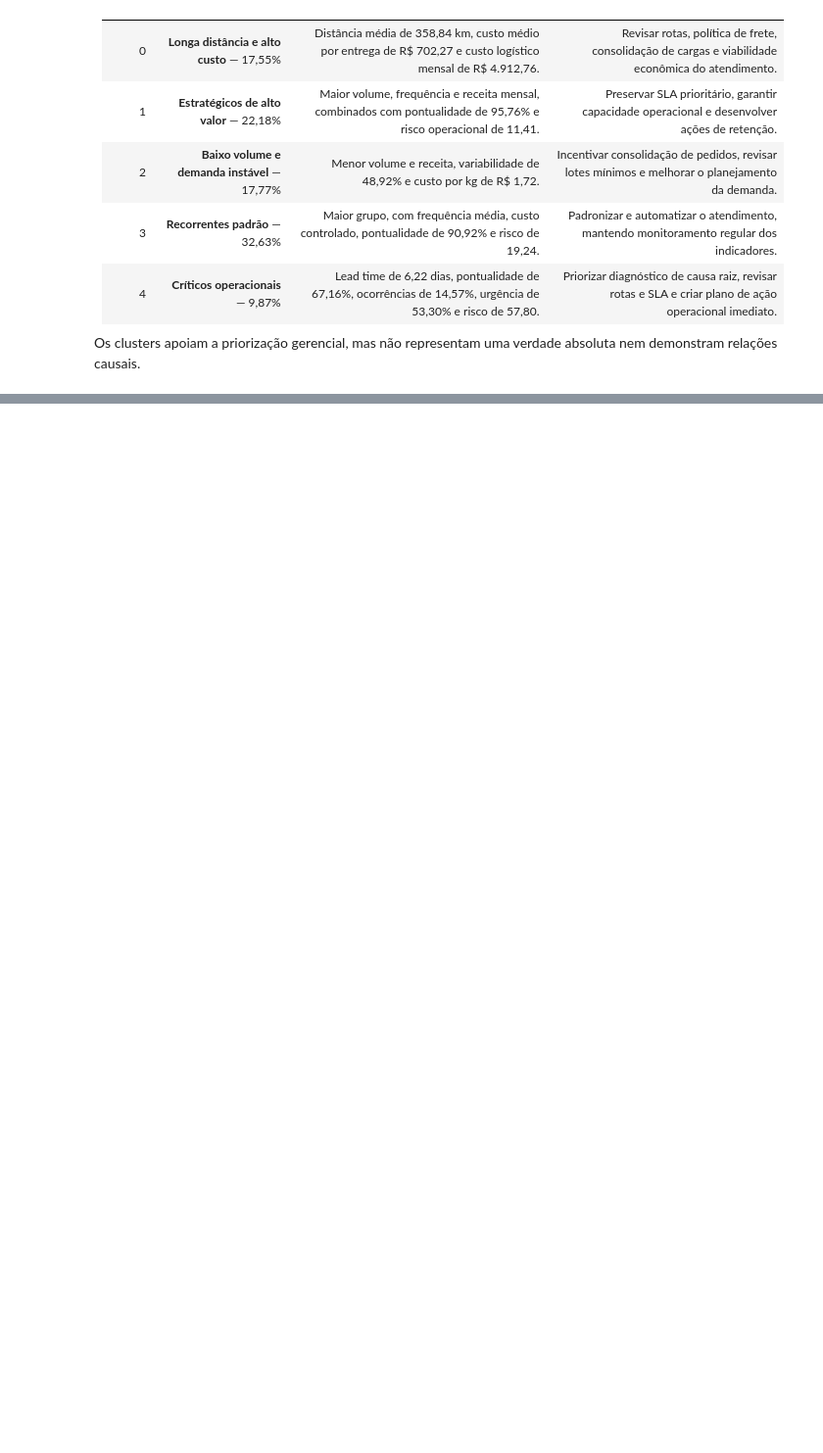
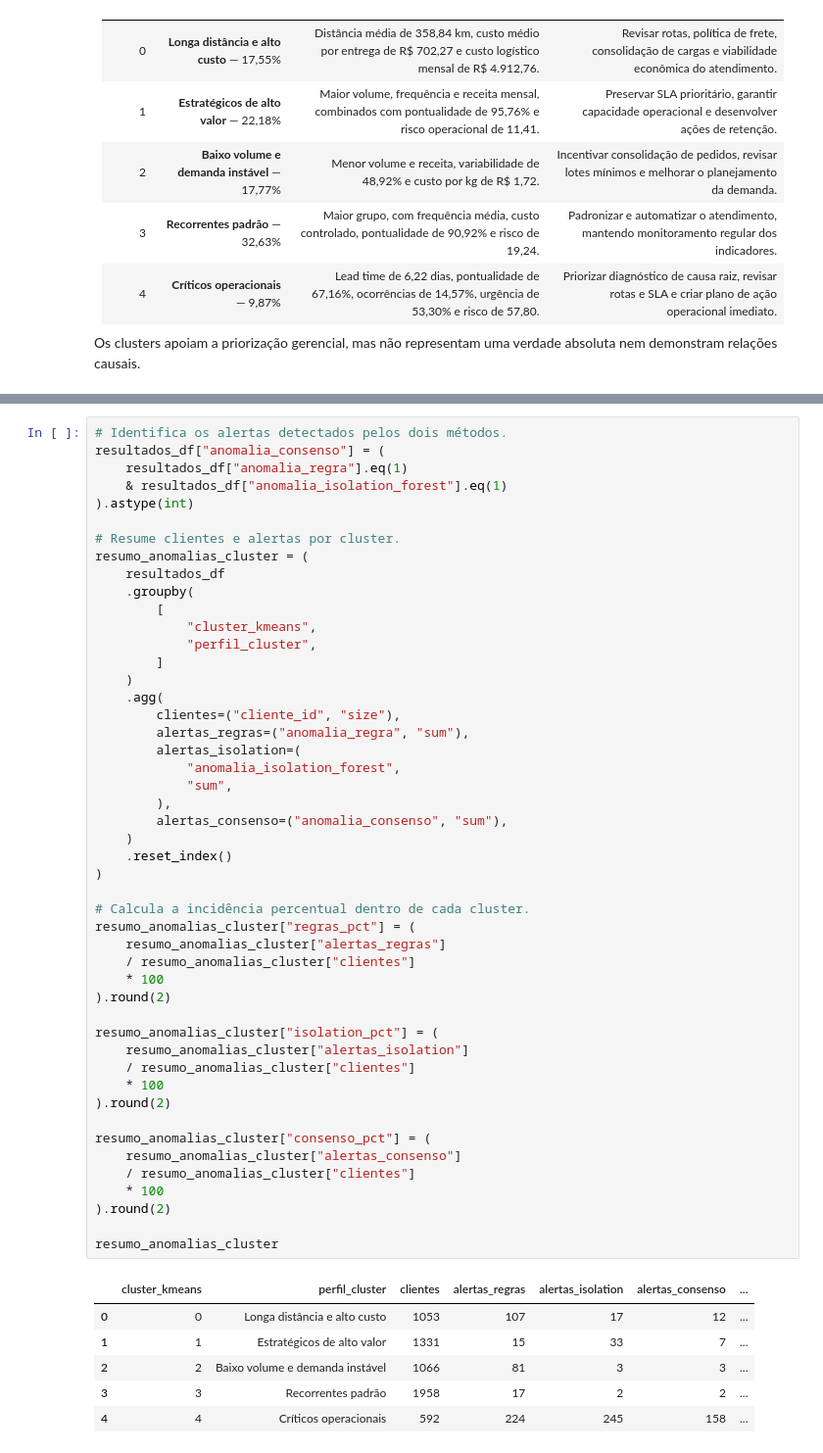
Before and after one commit to thedrads/supply-chain-clustering-anomaly-ai, a Jupyter notebook: notebooks/supply_chain_clustering_anomaly_ai.ipynb, the cells around one changed output, grey strips where cells are left out. Shown at 98% size. Saved outputs shown, nothing was run; the diff lists cells and outputs as text; blank space fills up the shorter version.

```diff
--- a/notebooks/supply_chain_clustering_anomaly_ai.ipynb
+++ b/notebooks/supply_chain_clustering_anomaly_ai.ipynb
@@ -1020,0 +1553,55 @@ Os clusters apoiam a priorização gerencial, mas não representam uma verdade a
+# %%
+# Identifica os alertas detectados pelos dois métodos.
+resultados_df["anomalia_consenso"] = (
+    resultados_df["anomalia_regra"].eq(1)
+    & resultados_df["anomalia_isolation_forest"].eq(1)
+).astype(int)
+
+# Resume clientes e alertas por cluster.
+resumo_anomalias_cluster = (
+    resultados_df
+    .groupby(
+        [
+            "cluster_kmeans",
+            "perfil_cluster",
+        ]
+    )
+    .agg(
+        clientes=("cliente_id", "size"),
+        alertas_regras=("anomalia_regra", "sum"),
+        alertas_isolation=(
+            "anomalia_isolation_forest",
+            "sum",
+        ),
+        alertas_consenso=("anomalia_consenso", "sum"),
+    )
+    .reset_index()
+)
+
+# Calcula a incidência percentual dentro de cada cluster.
+resumo_anomalias_cluster["regras_pct"] = (
+    resumo_anomalias_cluster["alertas_regras"]
+    / resumo_anomalias_cluster["clientes"]
+    * 100
+).round(2)
+
+resumo_anomalias_cluster["isolation_pct"] = (
+    resumo_anomalias_cluster["alertas_isolation"]
+    / resumo_anomalias_cluster["clientes"]
+    * 100
+).round(2)
+
+resumo_anomalias_cluster["consenso_pct"] = (
+    resumo_anomalias_cluster["alertas_consenso"]
+    / resumo_anomalias_cluster["clientes"]
+    * 100
+).round(2)
+
+resumo_anomalias_cluster
+# %% [output]
+|  | cluster_kmeans | perfil_cluster | clientes | alertas_regras | alertas_isolation | alertas_consenso | ... |
+| 0 | 0 | Longa distância e alto custo | 1053 | 107 | 17 | 12 | ... |
+| 1 | 1 | Estratégicos de alto valor | 1331 | 15 | 33 | 7 | ... |
+| 2 | 2 | Baixo volume e demanda instável | 1066 | 81 | 3 | 3 | ... |
+| 3 | 3 | Recorrentes padrão | 1958 | 17 | 2 | 2 | ... |
+| 4 | 4 | Críticos operacionais | 592 | 224 | 245 | 158 | ... |
```
Also changed, not shown: parts of 26 cells of this notebook.
